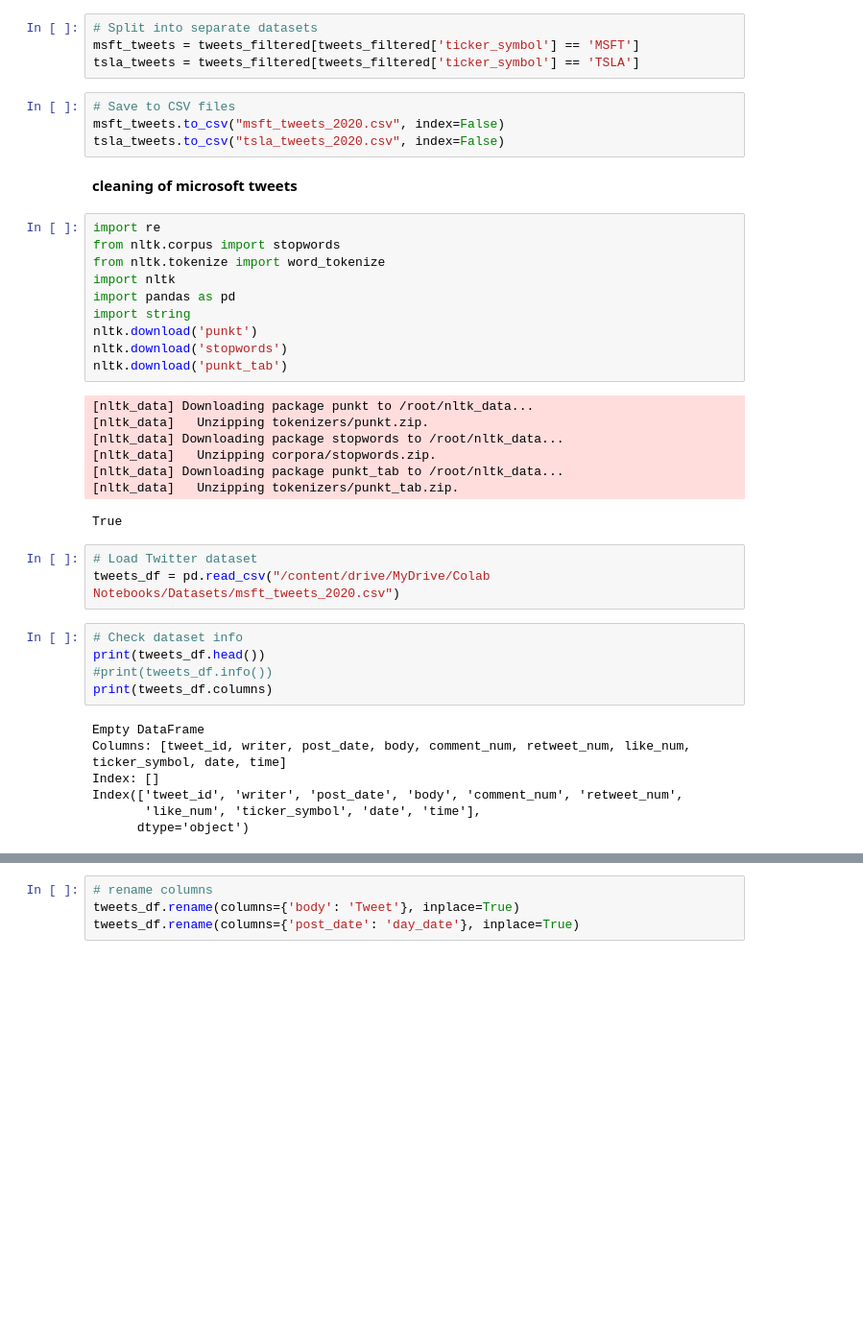
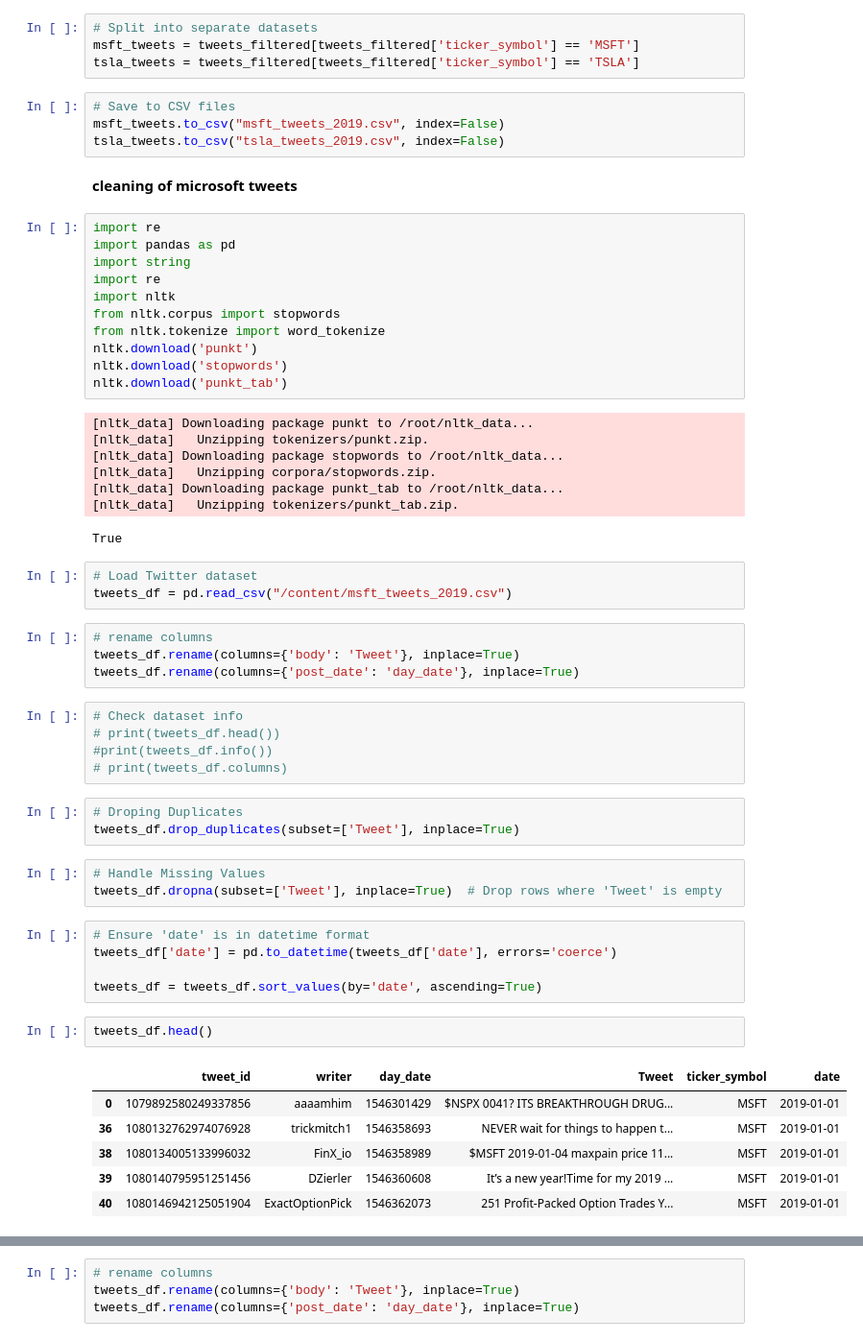
Before and after one commit to Mini1521/Sentiment-Analysis, a Jupyter notebook: Using_Microsoft_and_Tesla_Dataset_from_2020.ipynb, the cells around one changed output, grey strips where cells are left out. Shown: that part at 96% size. Saved outputs shown, nothing was run; the diff lists cells and outputs as text; blank space fills up the shorter version.

```diff
--- a/Using_Microsoft_and_Tesla_Dataset_from_2020.ipynb
+++ b/Using_Microsoft_and_Tesla_Dataset_from_2020.ipynb
@@ -80,17 +95,18 @@ msft_tweets = tweets_filtered[tweets_filtered['ticker_symbol'] == 'MSFT']
 tsla_tweets = tweets_filtered[tweets_filtered['ticker_symbol'] == 'TSLA']
 # %%
 # Save to CSV files
-msft_tweets.to_csv("msft_tweets_2020.csv", index=False)
-tsla_tweets.to_csv("tsla_tweets_2020.csv", index=False)
+msft_tweets.to_csv("msft_tweets_2019.csv", index=False)
+tsla_tweets.to_csv("tsla_tweets_2019.csv", index=False)
 # %% [markdown]
 **cleaning of microsoft tweets**
 # %%
 import re
+import pandas as pd
+import string
+import re
+import nltk
 from nltk.corpus import stopwords
 from nltk.tokenize import word_tokenize
-import nltk
-import pandas as pd
-import string
 nltk.download('punkt')
 nltk.download('stopwords')
 nltk.download('punkt_tab')
@@ -104,16 +120,33 @@ nltk.download('punkt_tab')
 True
 # %%
 # Load Twitter dataset
-tweets_df = pd.read_csv("/content/drive/MyDrive/Colab Notebooks/Datasets/msft_tweets_2020.csv")
+tweets_df = pd.read_csv("/content/msft_tweets_2019.csv")
+# %%
+# rename columns
+tweets_df.rename(columns={'body': 'Tweet'}, inplace=True)
+tweets_df.rename(columns={'post_date': 'day_date'}, inplace=True)
 # %%
 # Check dataset info
-print(tweets_df.head())
+# print(tweets_df.head())
 #print(tweets_df.info())
-print(tweets_df.columns)
+# print(tweets_df.columns)
-# %% [output]
-Empty DataFrame
-Columns: [tweet_id, writer, post_date, body, comment_num, retweet_num, like_num, ticker_symbol, date, time]
-Index: []
-Index(['tweet_id', 'writer', 'post_date', 'body', 'comment_num', 'retweet_num',
-       'like_num', 'ticker_symbol', 'date', 'time'],
-      dtype='object')
+# %%
+# Droping Duplicates
+tweets_df.drop_duplicates(subset=['Tweet'], inplace=True)
+# %%
+# Handle Missing Values
+tweets_df.dropna(subset=['Tweet'], inplace=True)  # Drop rows where 'Tweet' is empty
+# %%
+# Ensure 'date' is in datetime format
+tweets_df['date'] = pd.to_datetime(tweets_df['date'], errors='coerce')
+
+tweets_df = tweets_df.sort_values(by='date', ascending=True)
+# %%
+tweets_df.head()
+# %% [output]
+|  | tweet_id | writer | day_date | Tweet | ticker_symbol | date |
+| 0 | 1079892580249337856 | aaaamhim | 1546301429 | $NSPX 0041? ITS BREAKTHROUGH DRUG... | MSFT | 2019-01-01 |
+| 36 | 1080132762974076928 | trickmitch1 | 1546358693 | NEVER wait for things to happen t... | MSFT | 2019-01-01 |
+| 38 | 1080134005133996032 | FinX_io | 1546358989 | $MSFT 2019-01-04 maxpain price 11... | MSFT | 2019-01-01 |
+| 39 | 1080140795951251456 | DZierler | 1546360608 | It’s a new year!Time for my 2019 ... | MSFT | 2019-01-01 |
+| 40 | 1080146942125051904 | ExactOptionPick | 1546362073 | 251 Profit-Packed Option Trades Y... | MSFT | 2019-01-01 |
```
Also changed, not shown: parts of 91 cells of this notebook.
